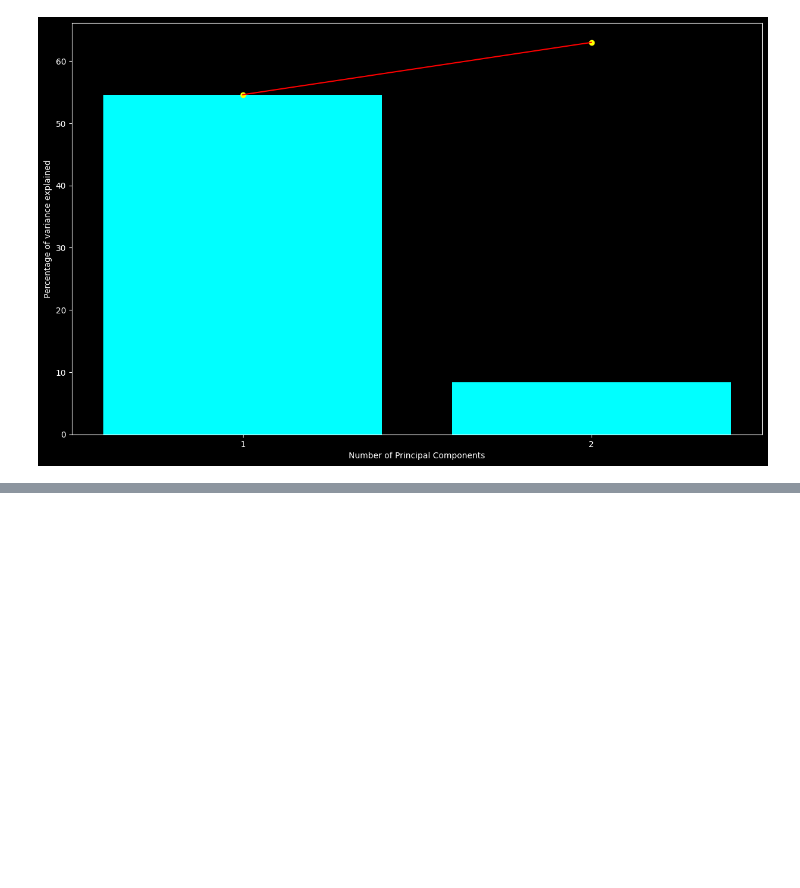
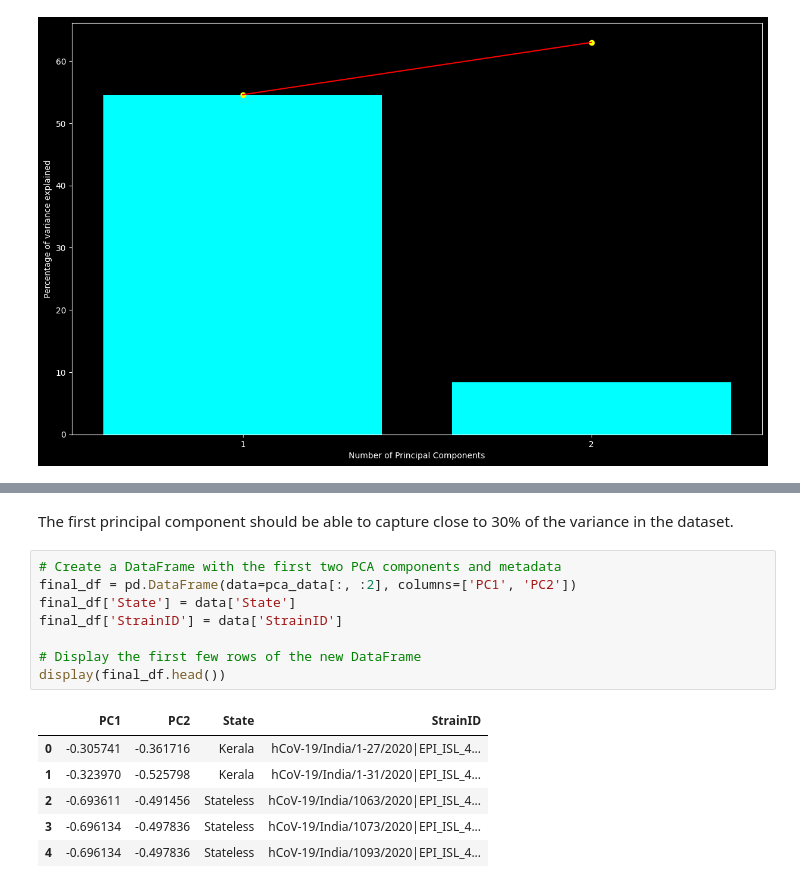
Before and after one commit to Dheeraj16-code/labs-and-projects, a Jupyter notebook: Module_02_Project.ipynb, the cells around one changed output, grey strips where cells are left out. Cells and saved outputs as stored; diff of their text form; blank space fills up the shorter version.

```diff
--- a/Module_02_Project.ipynb
+++ b/Module_02_Project.ipynb
@@ -174,0 +455,17 @@ with plt.style.context('dark_background'):
+# %% [markdown]
+The first principal component should be able to capture close to 30% of the variance in the dataset.
+# %%
+# Create a DataFrame with the first two PCA components and metadata
+final_df = pd.DataFrame(data=pca_data[:, :2], columns=['PC1', 'PC2'])
+final_df['State'] = data['State']
+final_df['StrainID'] = data['StrainID']
+
+# Display the first few rows of the new DataFrame
+display(final_df.head())
+# %% [output]
+|  | PC1 | PC2 | State | StrainID |
+| 0 | -0.305741 | -0.361716 | Kerala | hCoV-19/India/1-27/2020|EPI_ISL_4... |
+| 1 | -0.323970 | -0.525798 | Kerala | hCoV-19/India/1-31/2020|EPI_ISL_4... |
+| 2 | -0.693611 | -0.491456 | Stateless | hCoV-19/India/1063/2020|EPI_ISL_4... |
+| 3 | -0.696134 | -0.497836 | Stateless | hCoV-19/India/1073/2020|EPI_ISL_4... |
+| 4 | -0.696134 | -0.497836 | Stateless | hCoV-19/India/1093/2020|EPI_ISL_4... |
```
Also changed, not shown: parts of 26 cells of this notebook.
